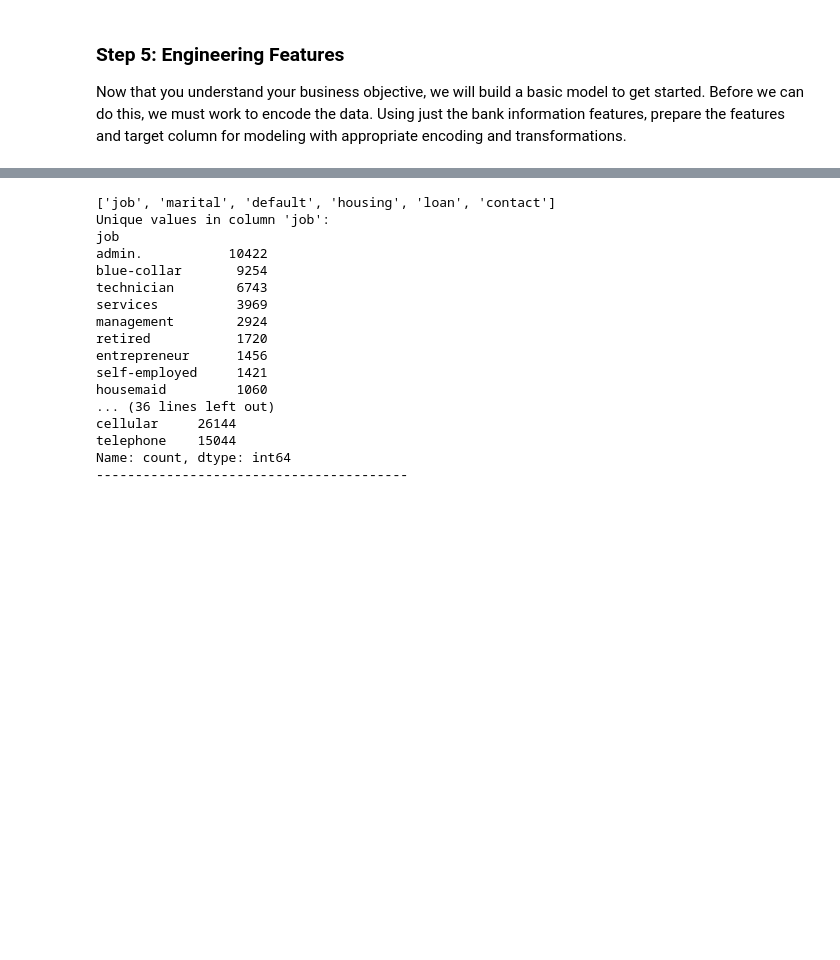
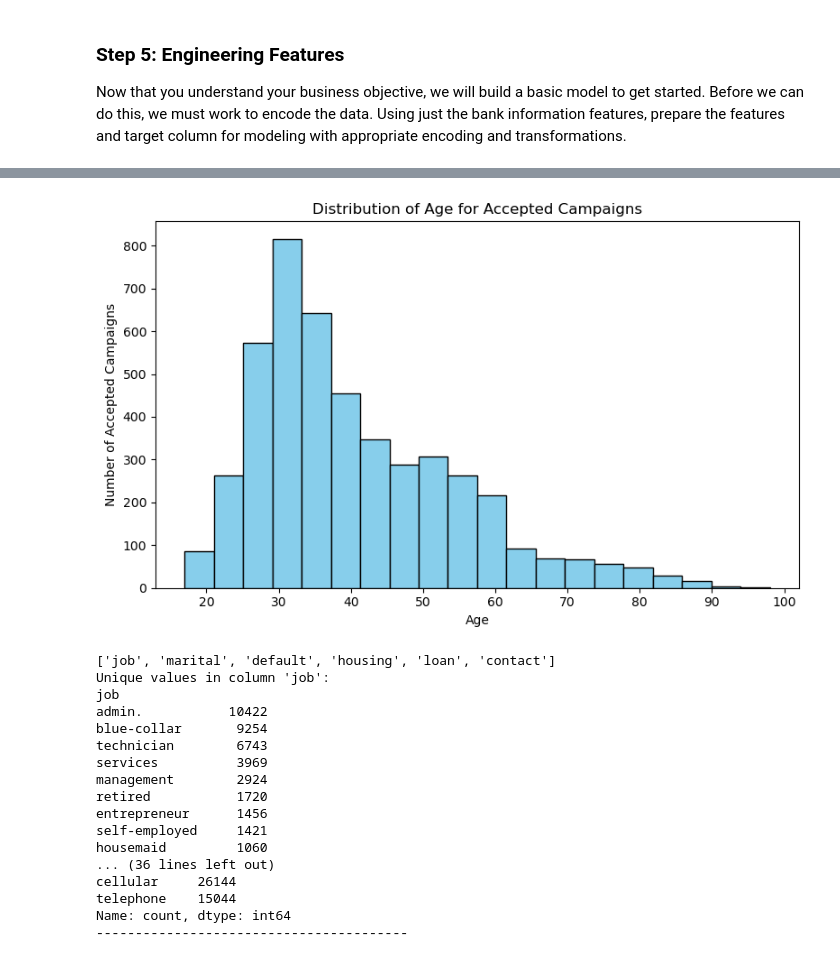
Before and after one commit to makarandkeer/BerkeleyAssignments, a Jupyter notebook: practical_application_III/practical_application_III.ipynb, the cells around one changed output, grey strips where cells are left out. Saved outputs shown, nothing was run; the diff lists cells and outputs as text; code cells hidden in the pictures; blank space fills up the shorter version.

```diff
--- a/practical_application_III/practical_application_III.ipynb
+++ b/practical_application_III/practical_application_III.ipynb
@@ -193,3 +233,19 @@ del df_non_negative_education
+# %%
+# Plot chart for age vs. those who accepted the campaign
+
+# Create a DataFrame with only those who accepted the campaign
+accepted = df[df['y'] == 'yes']
+
+plt.figure(figsize=(8, 5))
+plt.hist(accepted['age'], bins=20, color='skyblue', edgecolor='black')
+plt.xlabel('Age')
+plt.ylabel('Number of Accepted Campaigns')
+plt.title('Distribution of Age for Accepted Campaigns')
+plt.tight_layout()
+plt.savefig('images/age_vs_campaign_success.png')
+plt.show()
+# %% [output]
+[figure, added]
 # %%
 categorical_columns = df.select_dtypes(include='object').columns.tolist()
 
```
Also changed, not shown: parts of 3 cells of this notebook, 3 other files.
